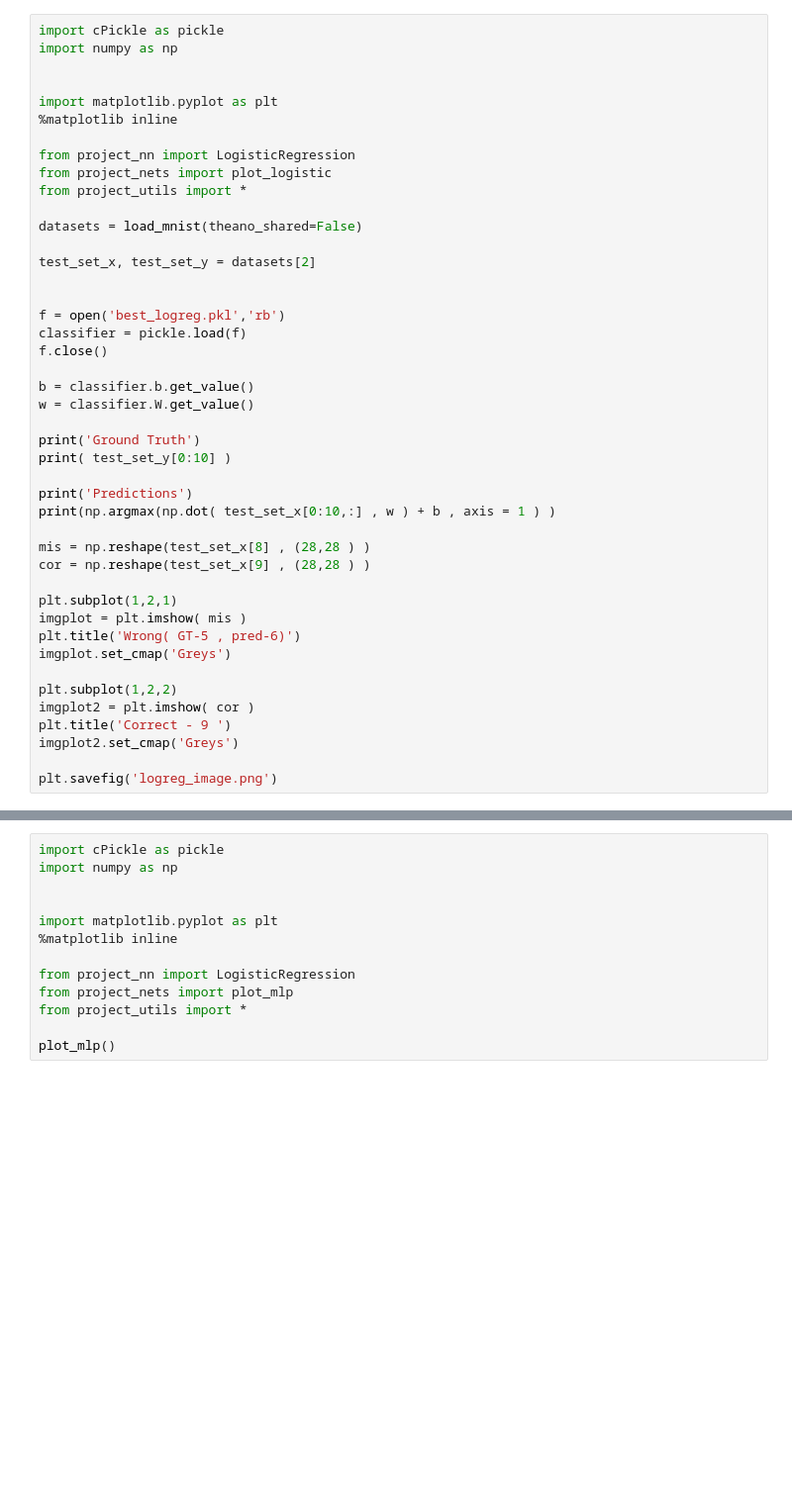
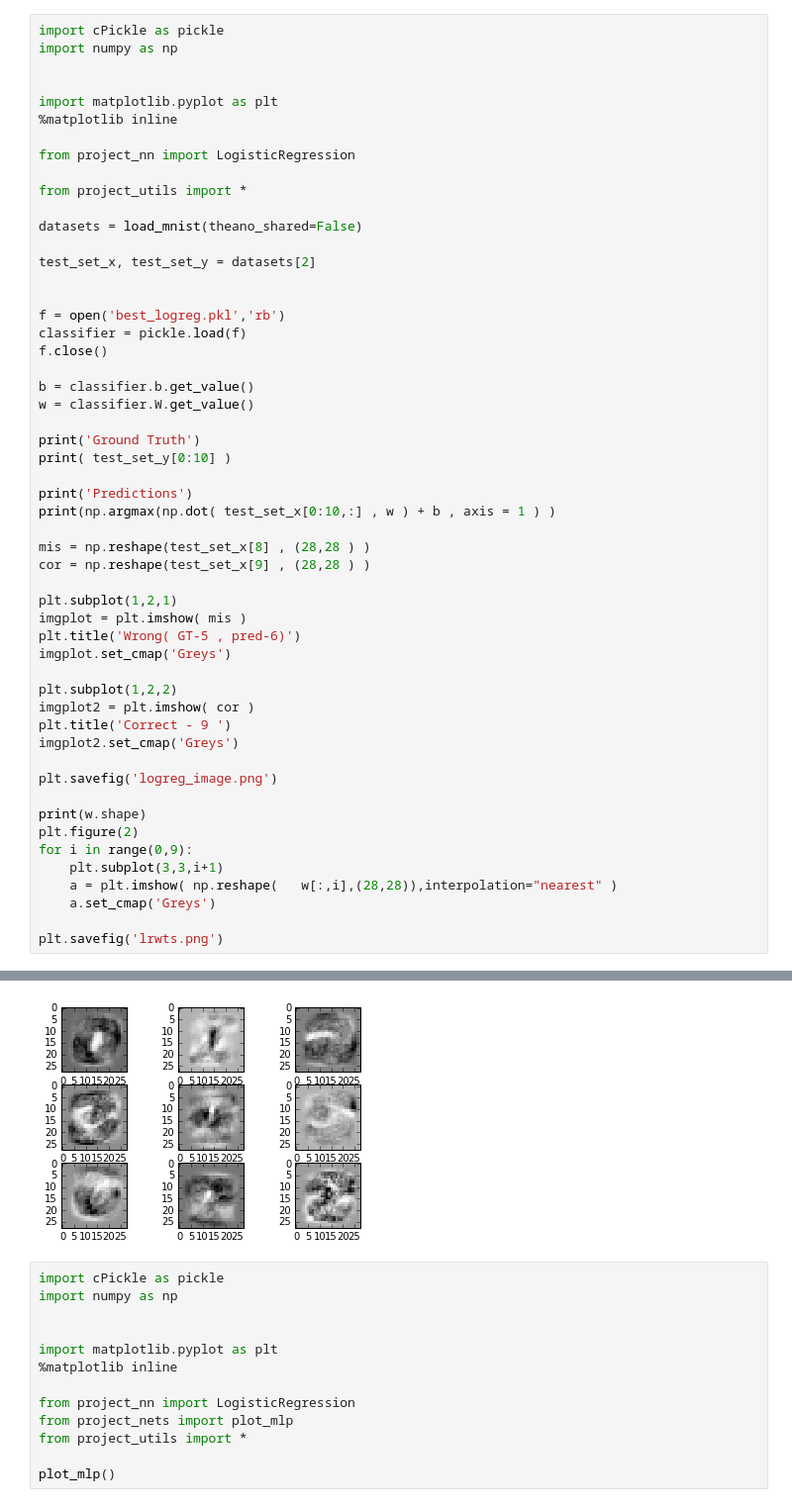
Before and after one commit to AbhinavVishak/DIP, a Jupyter notebook: images.ipynb, the cells around one changed output, grey strips where cells are left out. Shown at 99% size. Cells and saved outputs as stored; diff of their text form; blank space fills up the shorter version.

```diff
--- a/images.ipynb
+++ b/images.ipynb
@@ -7,7 +7,7 @@ import matplotlib.pyplot as plt
 %matplotlib inline
 
 from project_nn import LogisticRegression
-from project_nets import plot_logistic
+
 from project_utils import *
 
 datasets = load_mnist(theano_shared=False)
@@ -42,6 +42,15 @@ plt.title('Correct - 9 ')
 imgplot2.set_cmap('Greys')
 
 plt.savefig('logreg_image.png')
+
+print(w.shape)
+plt.figure(2)
+for i in range(0,9):
+    plt.subplot(3,3,i+1)
+    a = plt.imshow( np.reshape(   w[:,i],(28,28)),interpolation="nearest" )
+    a.set_cmap('Greys')
+
+plt.savefig('lrwts.png')
 # %% [output]
 Ground Truth
 [7 2 1 0 4 1 4 9 5 9]
@@ -50,4 +60,5 @@ Predictions
 [figure]
+[figure, added]
 # %%
 import cPickle as pickle
 import numpy as np
```
Also changed, not shown: parts of 2 cells of this notebook, 1 other file.
